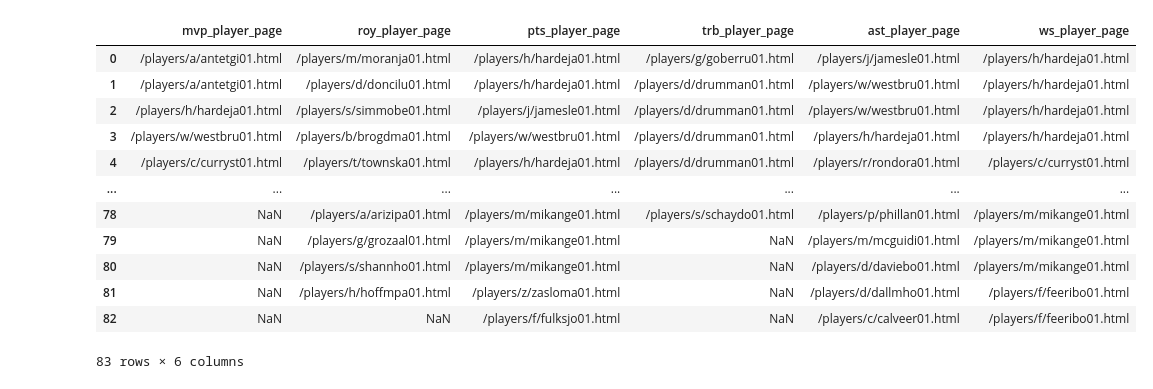
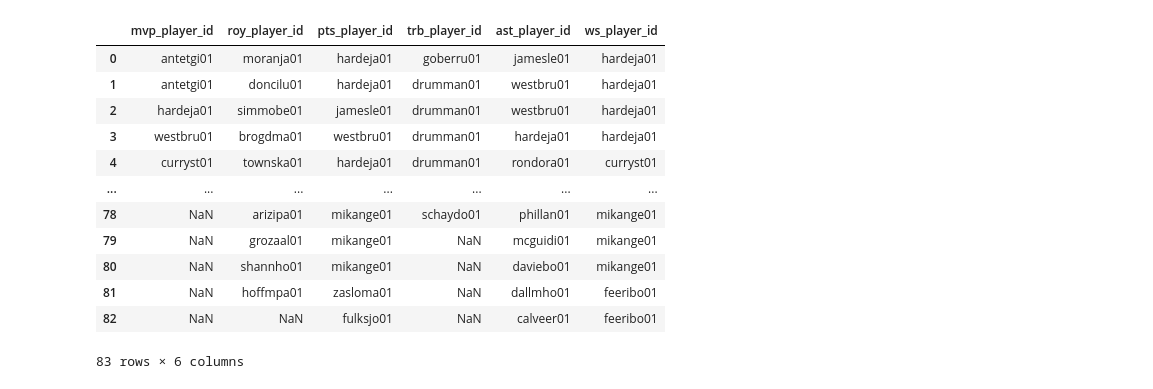
Before and after one commit to wclewett/ETL_project, a Jupyter notebook: awards_web_scrape.ipynb, the cells around one changed output. Drawn from its saved outputs; the diff is of its cells as text; code cells hidden in the pictures.

```diff
--- a/awards_web_scrape.ipynb
+++ b/awards_web_scrape.ipynb
@@ -113,27 +174,27 @@ No data
 # %%
 # Creat dataframe with awards using player pages as id's
 player_pages = pd.DataFrame.from_dict({
-    'mvp_player_page': pd.Series(mvp_player_page),
-    'roy_player_page': pd.Series(roy_player_page),
-    'pts_player_page': pd.Series(pts_player_page),
-    'trb_player_page': pd.Series(trb_player_page),
-    'ast_player_page': pd.Series(ast_player_page),
-    'ws_player_page': pd.Series(ws_player_page),
+    'mvp_player_id': pd.Series(mvp_player_page),
+    'roy_player_id': pd.Series(roy_player_page),
+    'pts_player_id': pd.Series(pts_player_page),
+    'trb_player_id': pd.Series(trb_player_page),
+    'ast_player_id': pd.Series(ast_player_page),
+    'ws_player_id': pd.Series(ws_player_page),
 }, orient='index').T
 player_pages
 # %% [output]
-|  | mvp_player_page | roy_player_page | pts_player_page | trb_player_page | ast_player_page | ws_player_page |
-| 0 | /players/a/antetgi01.html | /players/m/moranja01.html | /players/h/hardeja01.html | /players/g/goberru01.html | /players/j/jamesle01.html | /players/h/hardeja01.html |
-| 1 | /players/a/antetgi01.html | /players/d/doncilu01.html | /players/h/hardeja01.html | /players/d/drumman01.html | /players/w/westbru01.html | /players/h/hardeja01.html |
-| 2 | /players/h/hardeja01.html | /players/s/simmobe01.html | /players/j/jamesle01.html | /players/d/drumman01.html | /players/w/westbru01.html | /players/h/hardeja01.html |
-| 3 | /players/w/westbru01.html | /players/b/brogdma01.html | /players/w/westbru01.html | /players/d/drumman01.html | /players/h/hardeja01.html | /players/h/hardeja01.html |
-| 4 | /players/c/curryst01.html | /players/t/townska01.html | /players/h/hardeja01.html | /players/d/drumman01.html | /players/r/rondora01.html | /players/c/curryst01.html |
+|  | mvp_player_id | roy_player_id | pts_player_id | trb_player_id | ast_player_id | ws_player_id |
+| 0 | antetgi01 | moranja01 | hardeja01 | goberru01 | jamesle01 | hardeja01 |
+| 1 | antetgi01 | doncilu01 | hardeja01 | drumman01 | westbru01 | hardeja01 |
+| 2 | hardeja01 | simmobe01 | jamesle01 | drumman01 | westbru01 | hardeja01 |
+| 3 | westbru01 | brogdma01 | westbru01 | drumman01 | hardeja01 | hardeja01 |
+| 4 | curryst01 | townska01 | hardeja01 | drumman01 | rondora01 | curryst01 |
 | ... | ... | ... | ... | ... | ... | ... |
-| 78 | NaN | /players/a/arizipa01.html | /players/m/mikange01.html | /players/s/schaydo01.html | /players/p/phillan01.html | /players/m/mikange01.html |
-| 79 | NaN | /players/g/grozaal01.html | /players/m/mikange01.html | NaN | /players/m/mcguidi01.html | /players/m/mikange01.html |
-| 80 | NaN | /players/s/shannho01.html | /players/m/mikange01.html | NaN | /players/d/daviebo01.html | /players/m/mikange01.html |
-| 81 | NaN | /players/h/hoffmpa01.html | /players/z/zasloma01.html | NaN | /players/d/dallmho01.html | /players/f/feeribo01.html |
-| 82 | NaN | NaN | /players/f/fulksjo01.html | NaN | /players/c/calveer01.html | /players/f/feeribo01.html |
+| 78 | NaN | arizipa01 | mikange01 | schaydo01 | phillan01 | mikange01 |
+| 79 | NaN | grozaal01 | mikange01 | NaN | mcguidi01 | mikange01 |
+| 80 | NaN | shannho01 | mikange01 | NaN | daviebo01 | mikange01 |
+| 81 | NaN | hoffmpa01 | zasloma01 | NaN | dallmho01 | feeribo01 |
+| 82 | NaN | NaN | fulksjo01 | NaN | calveer01 | feeribo01 |
 83 rows × 6 columns
 # %%
 # Merge the two dataframes, with a left join using index as the default 'on'
```
Also changed, not shown: parts of 5 cells of this notebook, 8 other files.
